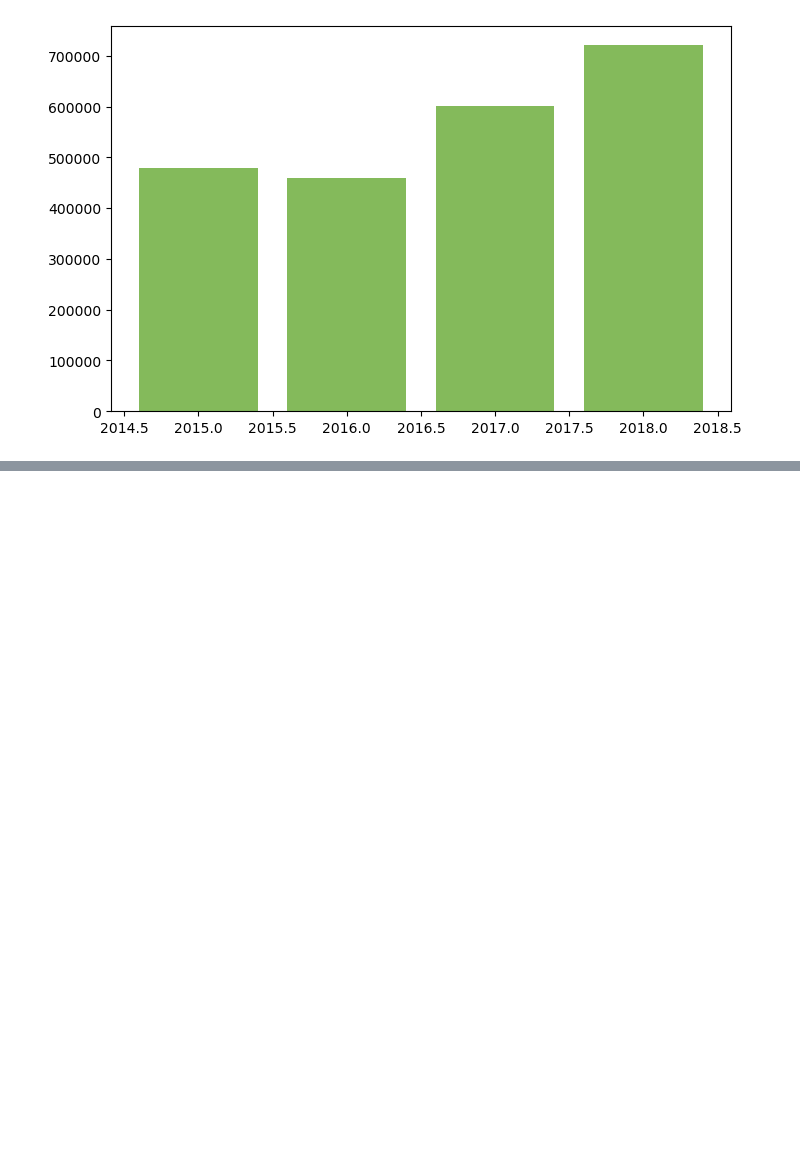
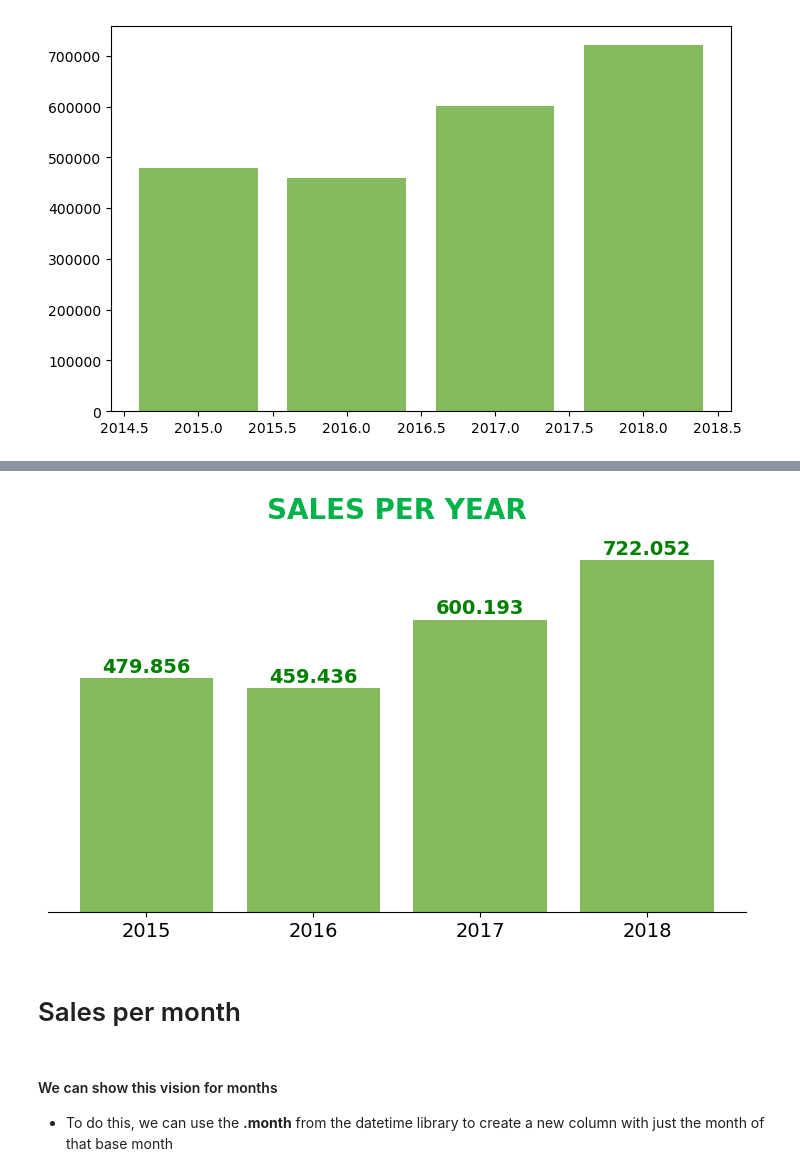
Before and after one commit to Oliveira-Gui/Project_03_Superstore_DataAnalysis, a Jupyter notebook: Superstore_DataAnalysis.ipynb, the cells around one changed output, grey strips where cells are left out. Cells and saved outputs as stored; diff of their text form; code cells hidden in the pictures; blank space fills up the shorter version.

```diff
--- a/Superstore_DataAnalysis.ipynb
+++ b/Superstore_DataAnalysis.ipynb
@@ -192,0 +203,52 @@ plt.show()
+# %%
+# Creating a graph with the matplotlib library and using groupby
+import matplotlib.pyplot as plt
+import numpy as np
+
+# creating the variables
+# Values we will use to create our graph
+
+sum_year = base.groupby("year")["Sales"].sum()
+
+x = sum_year.index
+y = sum_year.values
+
+# plot
+fig, ax = plt.subplots(figsize = (9,5)) # Figure size
+
+ax.bar(x, y, linewidth=2.0, color='#84ba5b') # Color of the bars
+
+ax.set_title("SALES PER YEAR", # Graphic title
+             fontsize=20, # Font size
+             fontweight='bold', # Font thickness
+             color='#00b247' # Font color
+            )
+
+ax.xaxis.set_ticks([2015,2016,2017,2018]) # Adjusting the values of x
+ax.tick_params(axis='x',labelsize=14) # Improving the look of the x-axis
+
+# Annotate will allow us to label the data
+for i in np.arange(0,4):
+    ax.annotate('{:,.0f}'.format(sum_year.values[i]).replace(',', '.'), # Values that will be shown as labels, already formatted
+                (sum_year.index[i],sum_year.values[i]), # Position (x,y where these values will be)
+                ha="center",  # Horizontal text alignment
+                va="top", # Vertical text alignment
+                xytext=(0,+15), # Displacement from the point where the text would have been
+                textcoords="offset points",  # Coordinate system that xytext will reference (in this case it will be in points, not pixels)
+                fontsize=14, # Label font size
+                fontweight='bold', # Label font thickness
+                color="green" # Label color
+            )
+
+ax.set_yticks(np.array([0,790000])) # Reducing the size of the bars so as not to cut off the label
+ax.yaxis.set_visible(False) # Removing the values from the y-axis
+
+ax.spines['top'].set_visible(False) # Removing the dashes from the graph
+ax.spines['left'].set_visible(False) # Removing the dashes from the graph
+ax.spines['right'].set_visible(False) # Removing the dashes from the graph
+
+plt.show()
+# %% [output]
+[figure, added]
+# %% [markdown]
+# Sales per month
@@ -192,0 +257,3 @@ plt.show()
+# %% [markdown]
+#### We can show this vision for months
+- To do this, we can use the **.month** from the datetime library to create a new column with just the month of that base month
```
Also changed, not shown: parts of 15 cells of this notebook.
